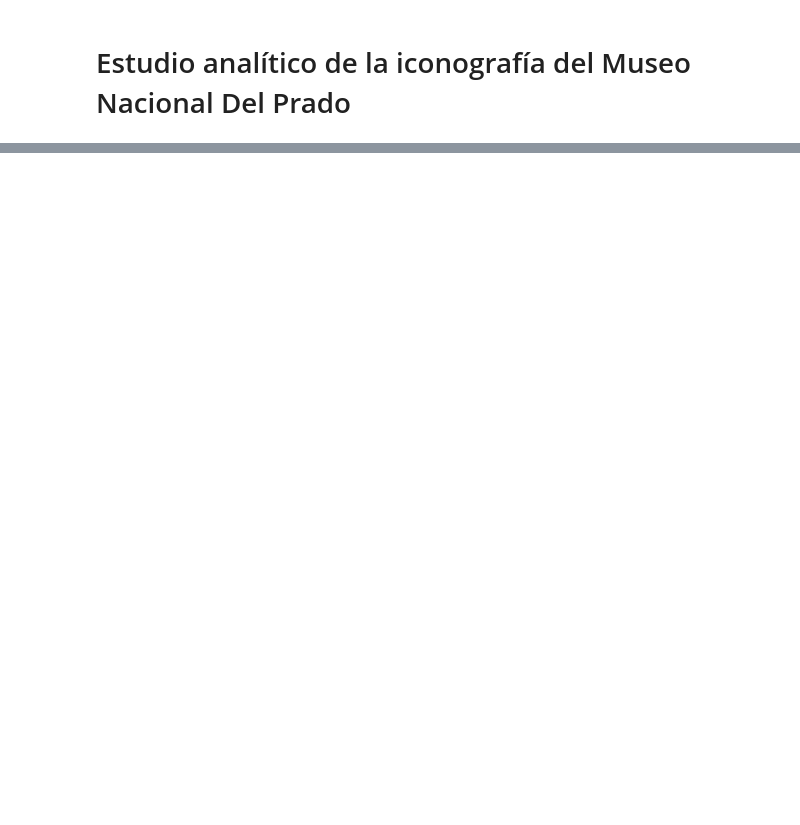
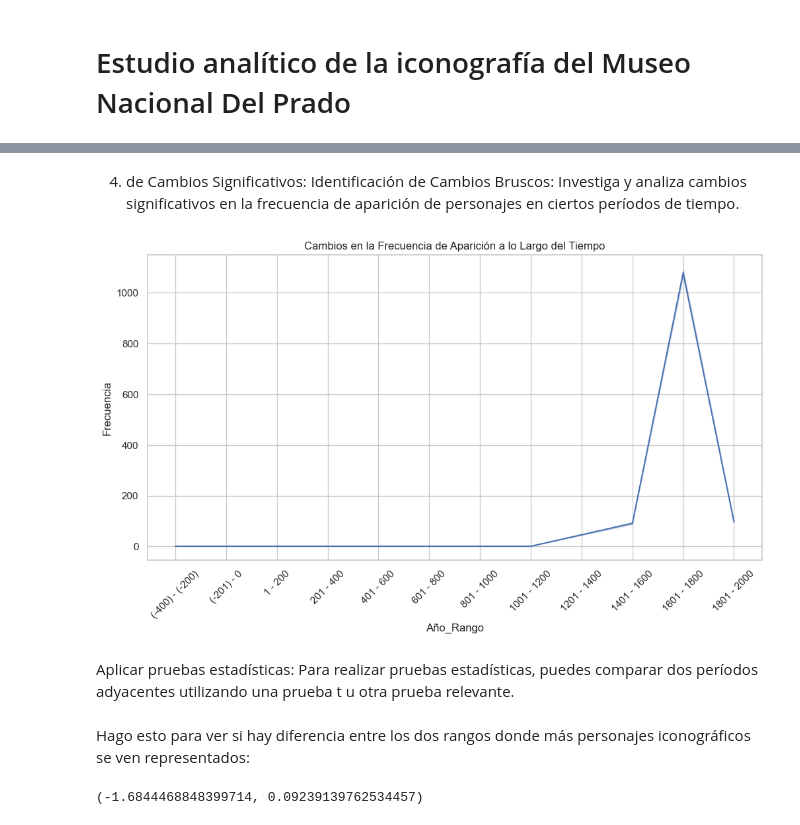
Before and after one commit to karmelealonso/project_final, a Jupyter notebook: notebooks/Estudio_analitico_iconografia.ipynb, the cells around one changed output, grey strips where cells are left out. Cells and saved outputs as stored; diff of their text form; code cells hidden in the pictures; blank space fills up the shorter version.

```diff
--- a/notebooks/Estudio_analitico_iconografia.ipynb
+++ b/notebooks/Estudio_analitico_iconografia.ipynb
@@ -2,0 +546,13 @@
+# %% [markdown]
+4.  de Cambios Significativos: Identificación de Cambios Bruscos: Investiga y analiza cambios significativos en la frecuencia de aparición de personajes en ciertos períodos de tiempo.
+# %%
+# Gráfico de líneas para ver cambios a lo largo del tiempo
+plt.figure(figsize=(12, 6))
+sns.lineplot(x='Año_rango', y='Frecuencia', data=personajes_año_rango)
+plt.title('Cambios en la Frecuencia de Aparición a lo Largo del Tiempo')
+plt.xlabel('Año_Rango')
+plt.ylabel('Frecuencia')
+plt.xticks(rotation=45)
+plt.show()
+# %% [output]
+[figure, added]
@@ -2,0 +562,20 @@
+# %% [markdown]
+Aplicar pruebas estadísticas:
+Para realizar pruebas estadísticas, puedes comparar dos períodos adyacentes utilizando una prueba t u otra prueba relevante.
+# %% [markdown]
+Hago esto para ver si hay diferencia entre los dos rangos donde más personajes iconográficos se ven representados:
+# %%
+from scipy.stats import ttest_ind
+
+# Ejemplo de prueba t para comparar dos períodos
+
+# Filtrar el rango 1001 al 1400 para periodo_actual
+periodo_anterior = personajes_año_rango.loc[(personajes_año_rango['Año_rango'] == '1001 - 1200') | (personajes_año_rango['Año_rango'] == '1201 - 1400'), 'Frecuencia']
+
+# Filtrar el rango 1401 al 2000 para periodo_anterior
+periodo_actual = personajes_año_rango.loc[(personajes_año_rango['Año_rango'] == '1201 - 1400') | (personajes_año_rango['Año_rango'] == '1401 - 1600'), 'Frecuencia'].shift(1).dropna()
+
+resultado_prueba_t, p_valor = ttest_ind(periodo_anterior, periodo_actual)
+resultado_prueba_t, p_valor
+# %% [output]
+(-1.6844468848399714, 0.09239139762534457)
```
Also changed, not shown: parts of 94 cells of this notebook, 1 other file.
